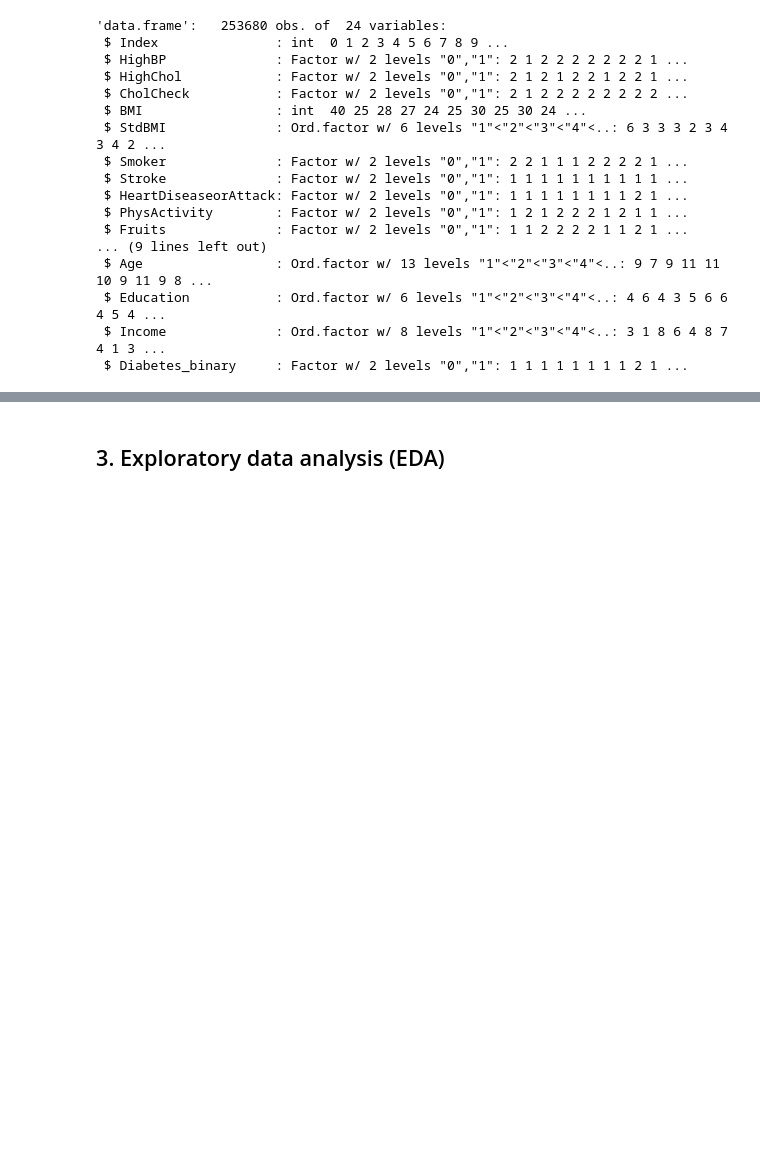
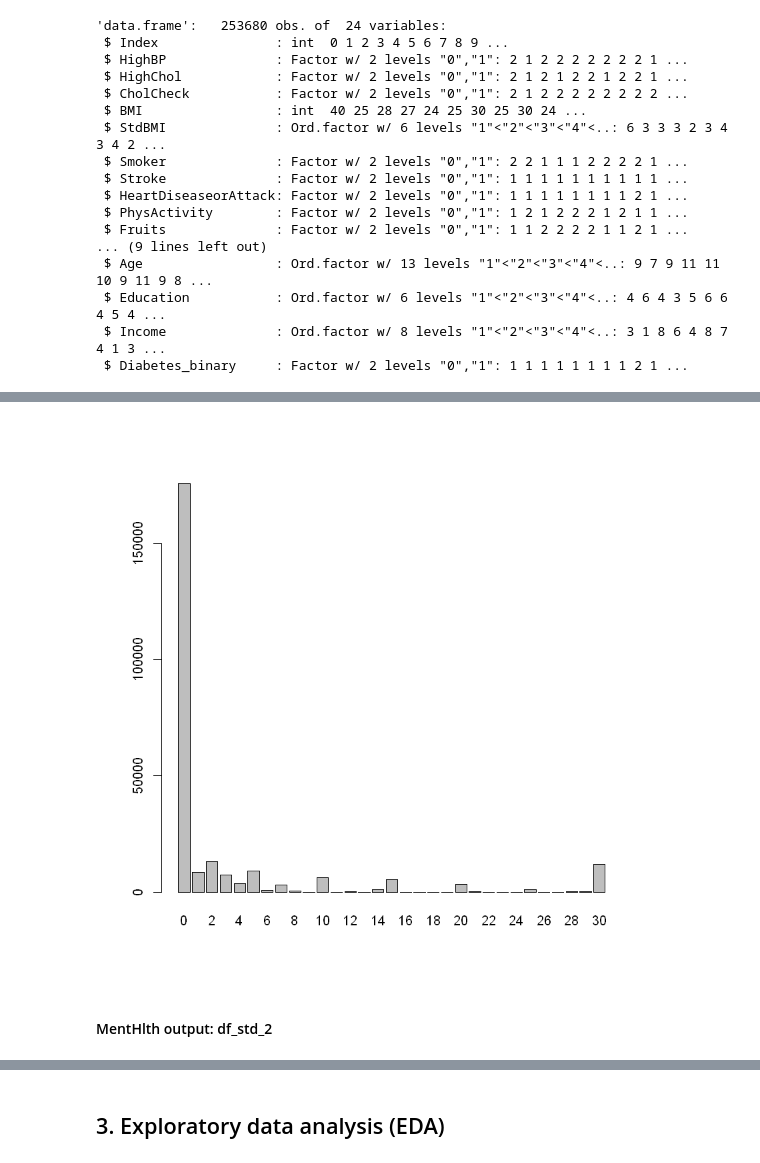
Before and after one commit to DucTrung1802/DS, a Jupyter notebook: GLM_Report/diabetes_analysis.ipynb, the cells around one changed output, grey strips where cells are left out. Drawn from its saved outputs; the diff is of its cells as text; code cells hidden in the pictures; blank space fills up the shorter version.

```diff
--- a/GLM_Report/diabetes_analysis.ipynb
+++ b/GLM_Report/diabetes_analysis.ipynb
@@ -331,0 +364,4 @@ str(df_std_1)
+# %%
+barplot(table(df_std_1$MentHlth))
+# %% [output]
+[figure, added]
@@ -331,0 +379,2 @@ str(df_std_1)
+# %% [markdown]
+#### MentHlth output: df_std_2
```
Also changed, not shown: parts of 24 cells of this notebook.
